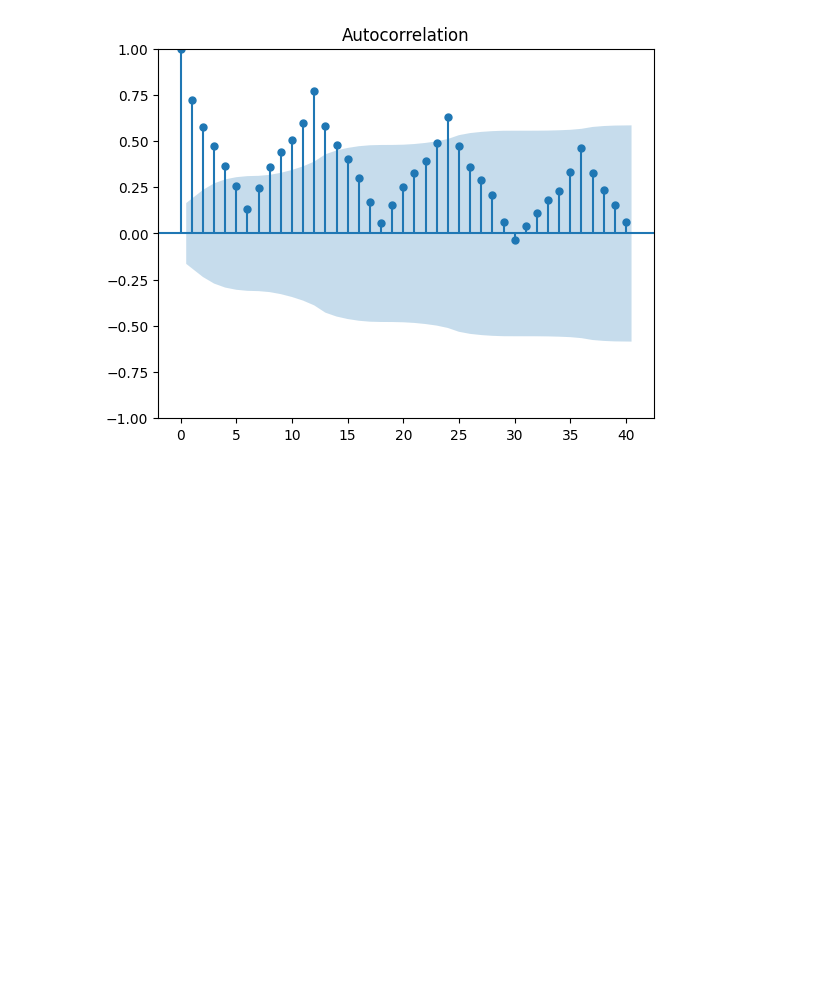
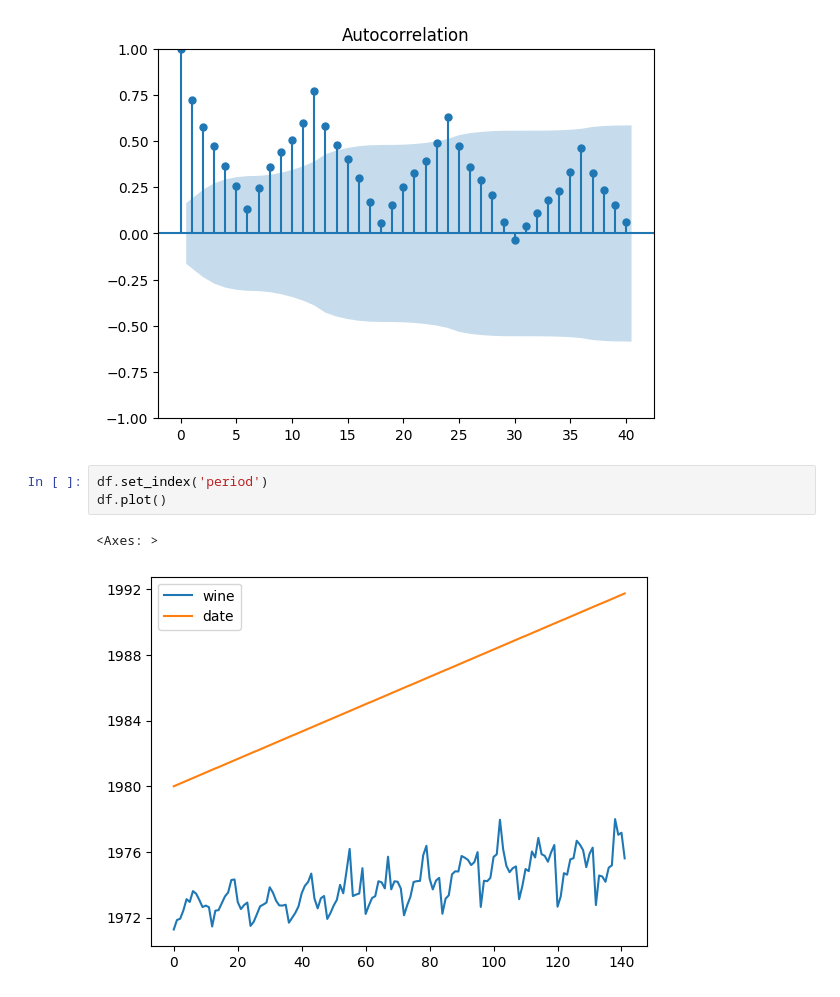
Before and after one commit to DavidGuzzi/TSA, a Jupyter notebook: wine.ipynb, the cells around one changed output. Cells and saved outputs as stored; diff of their text form; blank space fills up the shorter version.

```diff
--- a/wine.ipynb
+++ b/wine.ipynb
@@ -22,3 +24,9 @@ plot_acf(df['wine'], lags = 40)
 print()
 # %% [output]
 [figure]
+# %%
+df.set_index('period')
+df.plot()
+# %% [output]
+<Axes: >
+[figure, added]
```
Also changed, not shown: parts of 1 cell of this notebook.
